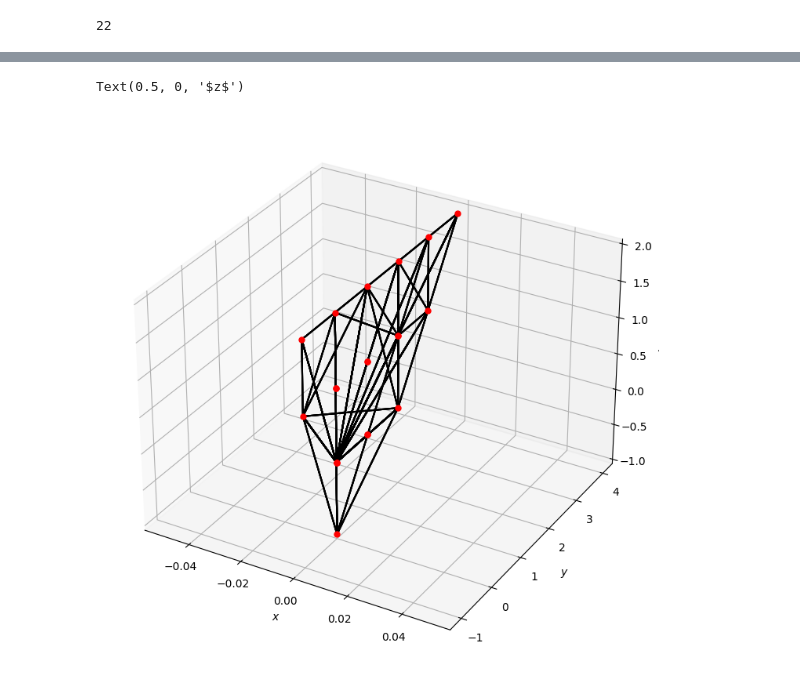
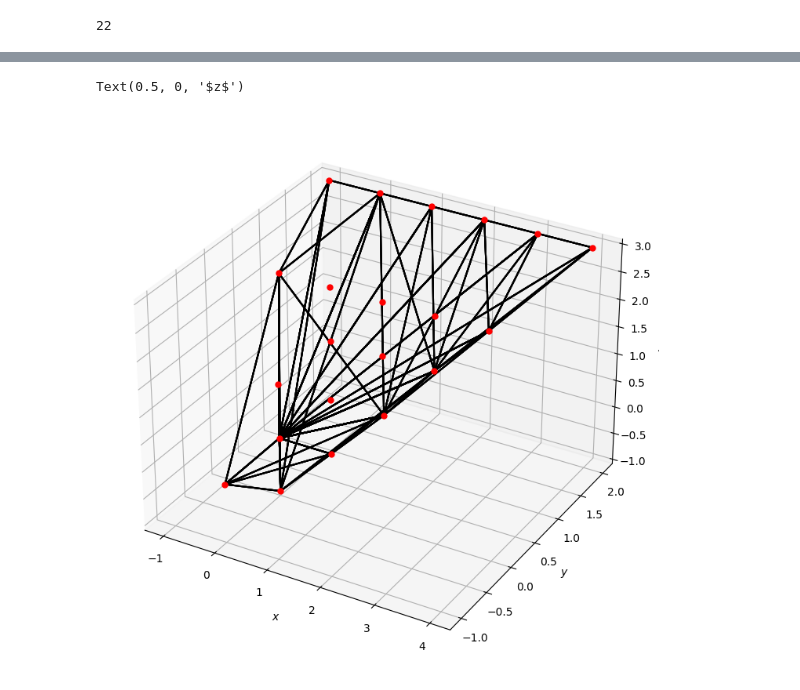
Before and after one commit to elliheyes/Triangulation-Generation, a Jupyter notebook: notebooks/full_genetic_K3_fibrations.ipynb, the cells around one changed output, grey strips where cells are left out. Cells and saved outputs as stored; diff of their text form; code cells hidden in the pictures.

```diff
--- a/notebooks/full_genetic_K3_fibrations.ipynb
+++ b/notebooks/full_genetic_K3_fibrations.ipynb
@@ -219,33 +200,33 @@ def plot(simplices, p, params = None):
                 facet_j = lambda j: p[simplex[j % len(simplex)]]
 
                 if params is None:
                     params = {
                         'c': 'k',
                         'linewidth': '5',
                     }
 
                 ax.plot(
                     [facet_j(j)[0], facet_j(j+k)[0]],
                     [facet_j(j)[1], facet_j(j+k)[1]],
                     [facet_j(j)[2], facet_j(j+k)[2]], **params)
         print("")
 
 
 # plot(simplices, p)
 
 (v, t, t_restriction) = solutions[0]
 v = Polytope(v).points()
 
 # plot(t.simplices(), p.points())
 # ax.plot(p.points()[:,0], p.points()[:,1], p.points()[:,2], 'bo')
 
-plot(t_restriction.simplices(), v, params = {'c': 'k'})
-ax.plot(v[:,0], v[:,1], v[:,2], 'ro', markersize=5)
+plot(t_restriction.simplices(), v[:,1:], params = {'c': 'k'})
+ax.plot(v[:,1], v[:,2], v[:,3], 'ro', markersize=5)
 # ax.plot(subp_2[:,0], subp_2[:,1], subp_2[:,2], 'ro', markersize=5)
 
 ax.set_xlabel("$x$")
 ax.set_ylabel("$y$")
 ax.set_zlabel("$z$")
 # %% [output]
 Text(0.5, 0, '$z$')
-[figure, old version]
+[figure, new version]
```
Also changed, not shown: parts of 10 cells of this notebook, 1 other file.
